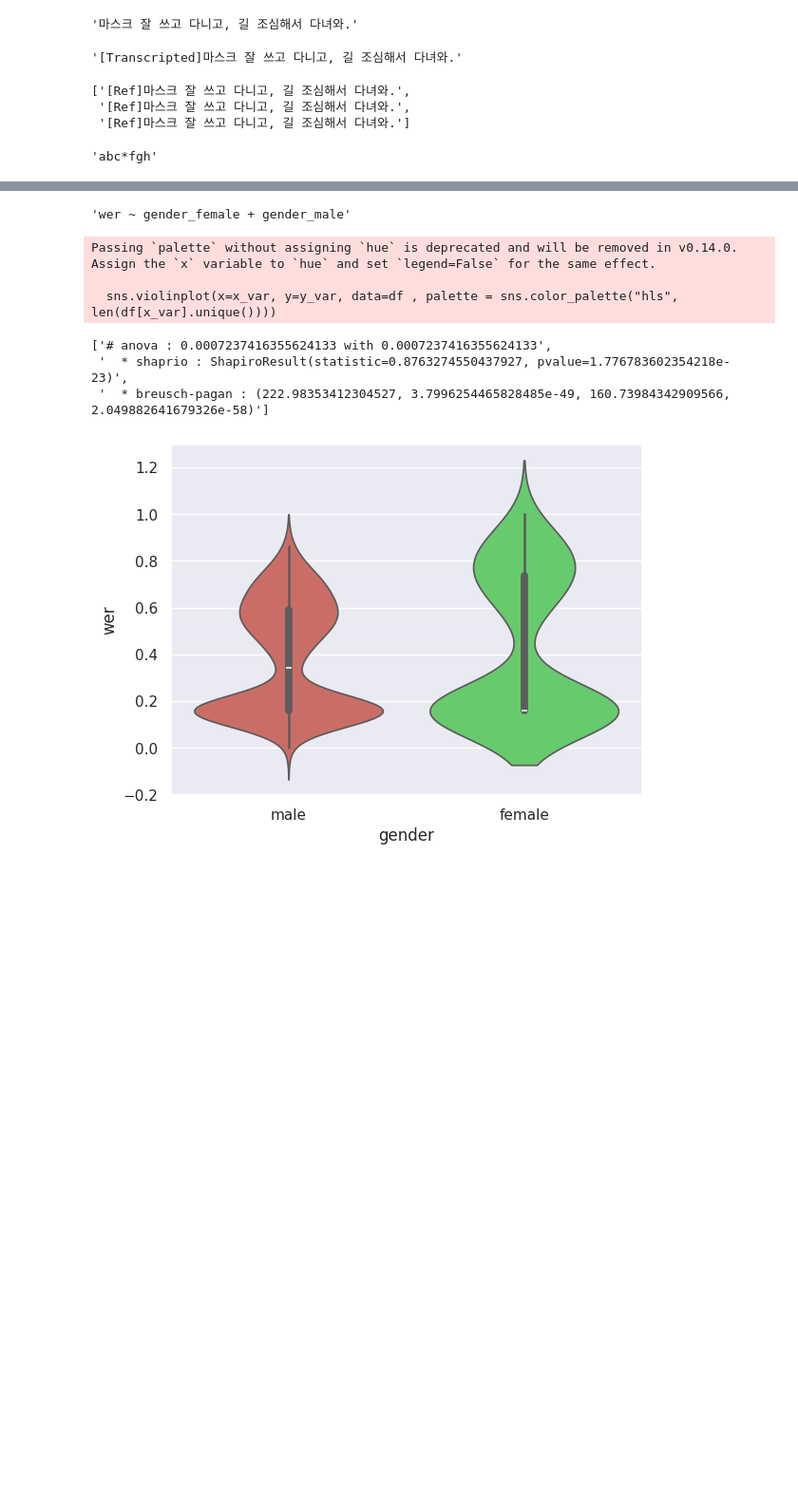
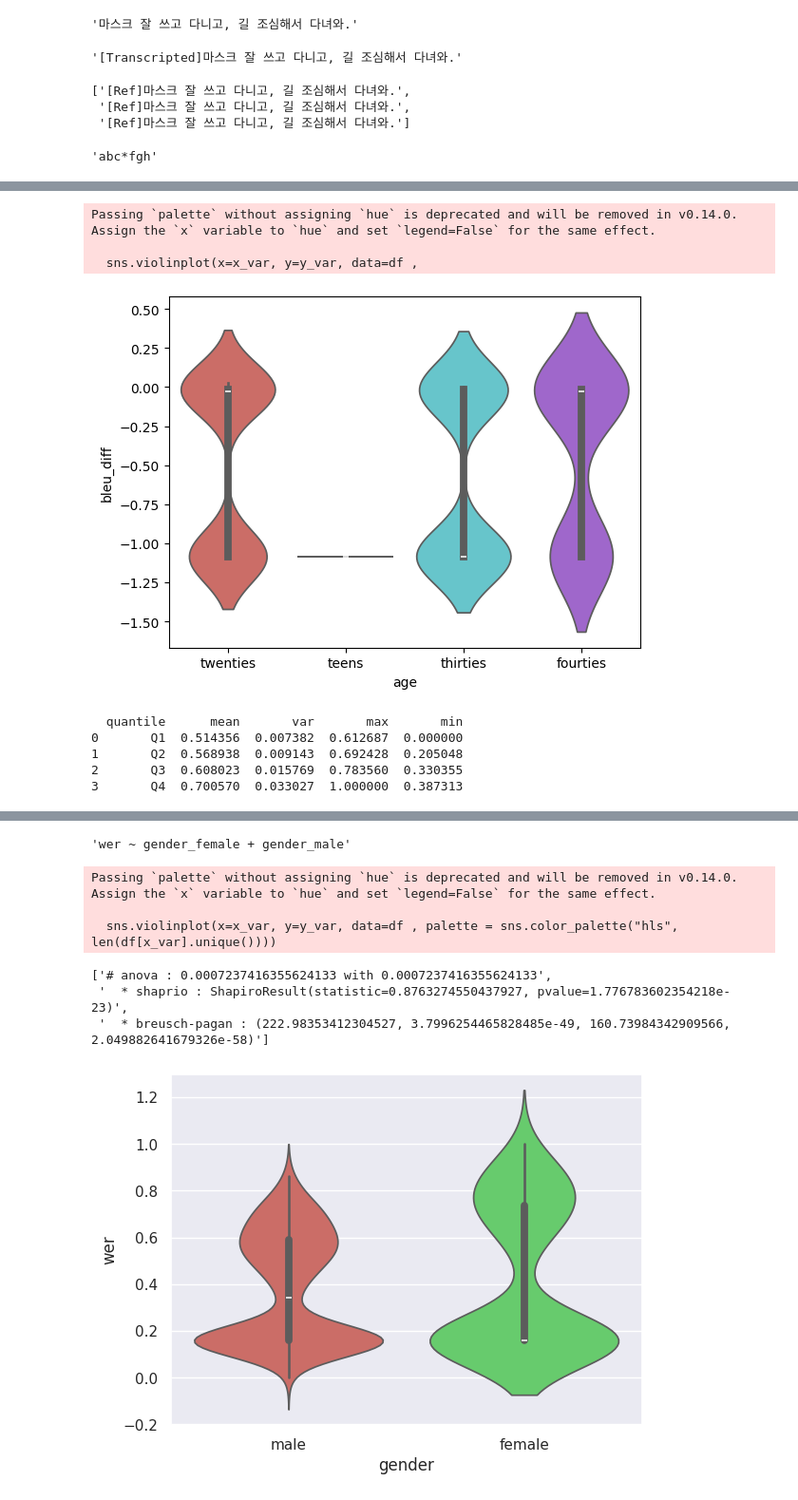
Before and after one commit to rby011/streamlit_study, a Jupyter notebook: testing.ipynb, the cells around one changed output, grey strips where cells are left out. Shown: that part at 95% size. Drawn from its saved outputs; the diff is of its cells as text; code cells hidden in the pictures; blank space fills up the shorter version.

```diff
--- a/testing.ipynb
+++ b/testing.ipynb
@@ -167,6 +167,9 @@ def prepocess_for_vanlysis(file_path:str) -> pd.DataFrame:
     # create 'sentence_len'
     df['sentence_len'] = df['sentence'].apply(lambda x: len(x))
 
+    # create 'blue_diff' = i_bleu - bleu
+    df['bleu_diff'] = df['i_bleu'] - df['bleu']
+
     # categorize sentence length for table & create 'sentence_len_type'
     # - long : larger than 3rd quantile
     # - mid  : 1st  ~ 3rd quantile
@@ -186,3 +189,69 @@ def prepocess_for_vanlysis(file_path:str) -> pd.DataFrame:
 
     # return preprocessed dataframe
     return df
+# %%
+from scipy.stats import shapiro, levene
+import seaborn as sns
+import matplotlib.pyplot as plt
+
+file_path = 'testresults/testresult - 0.csv'
+
+df = prepocess_for_vanlysis(file_path)
+
+from statsmodels.formula.api import ols
+from statsmodels.stats.anova import anova_lm
+
+x_var = 'age'
+y_var = 'bleu_diff'
+
+# remove missing value
+df = df.dropna(subset=[x_var, y_var])
+
+# anonva
+model = ols(f'{y_var} ~ C({x_var})', data=df).fit()
+anova_table = anova_lm(model)
+print(anova_table)
+print(anova_table.iloc[0,-1])
+
+# nomality
+stat, p = shapiro(df[y_var])
+print(f'Shapiro-Wilk Test: statistic={stat}, p-value={p}')
+
+# homoscedasticity (variance)
+groups = [group[y_var].dropna() for _ , group in df.groupby('age')]
+stat, p = levene(*groups)
+print(f'Levene Test: statistic={stat}, p-value={p}')
+
+avg_df = df.groupby(x_var)[y_var].agg(['mean','var']).reset_index()
+
+print(avg_df)
+
+# viloin plot
+fig, ax = plt.subplots()
+sns.violinplot(x=x_var, y=y_var, data=df ,
+               palette = sns.color_palette("hls", len(df[x_var].unique())),ax=ax)
+plt.show()
+
+df.groupby('age')
+
+
+# 'setence_len'의 사분위수를 계산합니다.
+quantiles = df['sentence_len'].quantile([0.25, 0.5, 0.75])
+
+# 각 사분위수에 해당하는 'bleu' 값들을 찾습니다.
+bleu_values_q1 = df.loc[df['sentence_len'] <= quantiles[0.25], 'bleu_diff']
+bleu_values_q2 = df.loc[(df['sentence_len'] > quantiles[0.25]) & (df['sentence_len'] <= quantiles[0.5]), 'bleu_diff']
+bleu_values_q3 = df.loc[(df['sentence_len'] > quantiles[0.5]) & (df['sentence_len'] <= quantiles[0.75]), 'bleu_diff']
+bleu_values_q4 = df.loc[df['sentence_len'] > quantiles[0.75], 'bleu_diff']
+
+# 각 사분위수에 해당하는 'bleu' 값들의 평균, 분산, 최대, 최소를 계산합니다.
+summary_df = pd.DataFrame({
+    'quantile': ['Q1', 'Q2', 'Q3', 'Q4'],
+    'mean': [bleu_values_q1.mean(), bleu_values_q2.mean(), bleu_values_q3.mean(), bleu_values_q4.mean()],
+    'var': [bleu_values_q1.var(), bleu_values_q2.var(), bleu_values_q3.var(), bleu_values_q4.var()],
+    'max': [bleu_values_q1.max(), bleu_values_q2.max(), bleu_values_q3.max(), bleu_values_q4.max()],
+    'min': [bleu_values_q1.min(), bleu_values_q2.min(), bleu_values_q3.min(), bleu_values_q4.min()],
+})
+
+print(summary_df)
+# %% [output]
@@ -188,0 +269,9 @@ def prepocess_for_vanlysis(file_path:str) -> pd.DataFrame:
+Passing `palette` without assigning `hue` is deprecated and will be removed in v0.14.0. Assign the `x` variable to `hue` and set `legend=False` for the same effect.
+
+  sns.violinplot(x=x_var, y=y_var, data=df ,
+[figure, added]
+  quantile      mean       var       max       min
+0       Q1  0.514356  0.007382  0.612687  0.000000
+1       Q2  0.568938  0.009143  0.692428  0.205048
+2       Q3  0.608023  0.015769  0.783560  0.330355
+3       Q4  0.700570  0.033027  1.000000  0.387313
```
Also changed, not shown: parts of 3 cells of this notebook, 3 other files.
